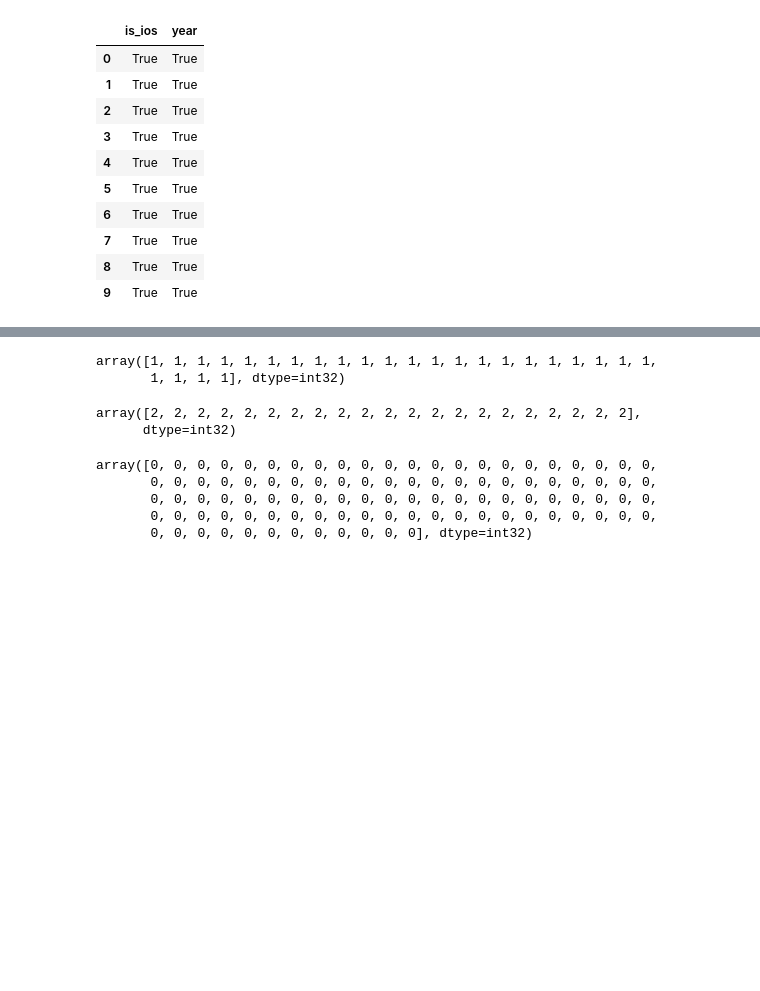
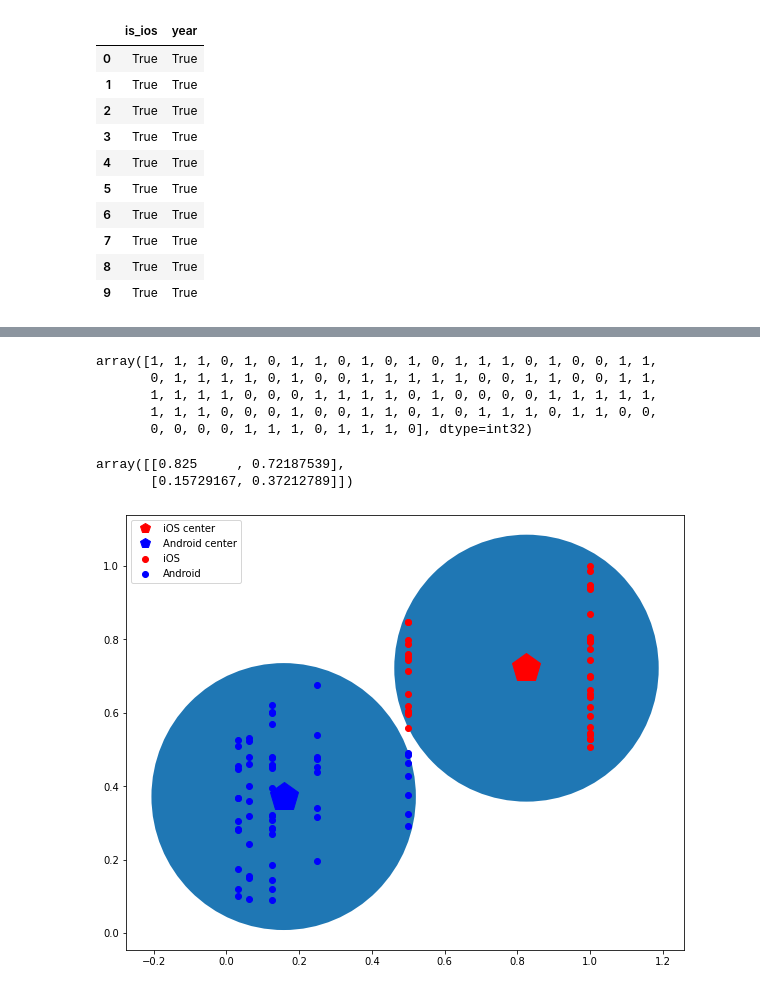
Before and after one commit to mgsergio/skillbox-ml, a Jupyter notebook: ML/01/01.ipynb, the cells around one changed output, grey strips where cells are left out. Drawn from its saved outputs; the diff is of its cells as text; code cells hidden in the pictures; blank space fills up the shorter version.

```diff
--- a/ML/01/01.ipynb
+++ b/ML/01/01.ipynb
@@ -4,3 +4,5 @@ import numpy as np
 
 from mpl_toolkits.mplot3d import axes3d
 import matplotlib.pyplot as plt
+# %%
+plt.rc("figure", figsize=(10, 8))
@@ -161,2 +171,7 @@ array([0.36714545, 0.63285455])
 # %%
 from sklearn.cluster import KMeans
+# %%
+X = data[["disk", "price"]]
+X = X / X.max()
+# X = X.applymap(np.log)
+X
@@ -163,20 +192,48 @@ from sklearn.cluster import KMeans
 # %%
-model = KMeans(3).fit(data[["disk"]])
+model = KMeans(2).fit(X)
-# %%
-model.predict(data.query("(disk == 512)")[["disk"]])
-# %% [output]
-array([1, 1, 1, 1, 1, 1, 1, 1, 1, 1, 1, 1, 1, 1, 1, 1, 1, 1, 1, 1, 1, 1,
-       1, 1, 1, 1], dtype=int32)
-# %%
-model.predict(data.query("disk == 256")[["disk"]])
-# %% [output]
-array([2, 2, 2, 2, 2, 2, 2, 2, 2, 2, 2, 2, 2, 2, 2, 2, 2, 2, 2, 2, 2],
-      dtype=int32)
-# %%
-model.predict(data.query("is_android")[["disk"]])
-# %% [output]
-array([0, 0, 0, 0, 0, 0, 0, 0, 0, 0, 0, 0, 0, 0, 0, 0, 0, 0, 0, 0, 0, 0,
-       0, 0, 0, 0, 0, 0, 0, 0, 0, 0, 0, 0, 0, 0, 0, 0, 0, 0, 0, 0, 0, 0,
-       0, 0, 0, 0, 0, 0, 0, 0, 0, 0, 0, 0, 0, 0, 0, 0, 0, 0, 0, 0, 0, 0,
-       0, 0, 0, 0, 0, 0, 0, 0, 0, 0, 0, 0, 0, 0, 0, 0, 0, 0, 0, 0, 0, 0,
-       0, 0, 0, 0, 0, 0, 0, 0, 0, 0, 0, 0], dtype=int32)
+# %%
+clusters = model.predict(X)
+clusters
+# %% [output]
+array([1, 1, 1, 0, 1, 0, 1, 1, 0, 1, 0, 1, 0, 1, 1, 1, 0, 1, 0, 0, 1, 1,
+       0, 1, 1, 1, 1, 0, 1, 0, 0, 1, 1, 1, 1, 1, 0, 0, 1, 1, 0, 0, 1, 1,
+       1, 1, 1, 1, 0, 0, 0, 1, 1, 1, 1, 0, 1, 0, 0, 0, 0, 1, 1, 1, 1, 1,
+       1, 1, 1, 0, 0, 0, 1, 0, 0, 1, 1, 0, 1, 0, 1, 1, 1, 0, 1, 1, 0, 0,
+       0, 0, 0, 0, 1, 1, 1, 0, 1, 1, 1, 0], dtype=int32)
+# %%
+model.cluster_centers_
+# %% [output]
+array([[0.825     , 0.72187539],
+       [0.15729167, 0.37212789]])
+# %%
+from matplotlib.collections import PathCollection
+from matplotlib.legend_handler import HandlerPathCollection, HandlerLine2D
+from matplotlib.lines import Line2D
+
+def get_r(cluster):
+    return max(
+        np.linalg.norm(np.array(model.cluster_centers_[0]) - np.array(x))
+        for x in cluster.itertuples(False)
+    )
+
+fig = plt.figure()
+
+ax = fig.gca()
+
+label1 = data[clusters == 0].os.mode()[0]
+scatter1 = ax.scatter(X[clusters == 0]["disk"], X[clusters == 0]["price"], c="r", label=label1);
+center1, = ax.plot(*model.cluster_centers_[0], "rp", ms=30, label=f"{label1} center")
+ax.add_patch(plt.Circle(model.cluster_centers_[0], get_r(X[clusters == 0]), zorder=-1))
+
+label2 = data[clusters == 1].os.mode()[0]
+scatter2 = ax.scatter(X[clusters == 1]["disk"], X[clusters == 1]["price"], c="b", label=label2)
+center2, = ax.plot(*model.cluster_centers_[1], "bp", ms=30, label=f"{label2} center")
+ax.add_patch(plt.Circle(model.cluster_centers_[1], get_r(X[clusters == 0]), zorder=-1))
+
+def update(handle, orig):
+    handle.update_from(orig)
+    handle.set_markersize(10)
+
+plt.legend(handler_map={Line2D: HandlerLine2D(update_func=update)});
+# %% [output]
+[figure, added]
```
Also changed, not shown: parts of 14 cells of this notebook.
